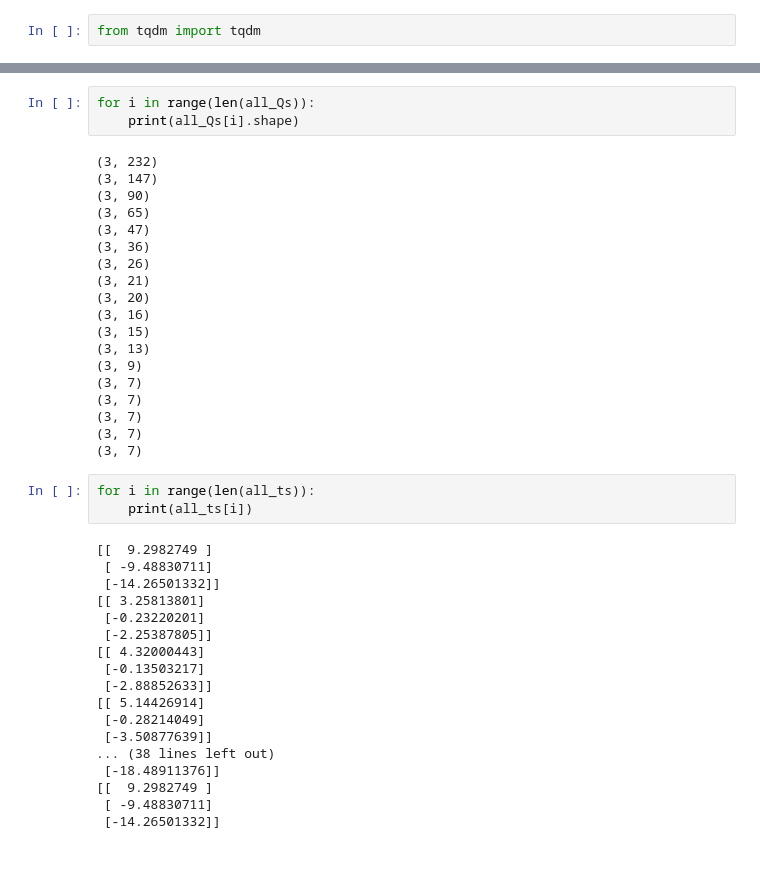
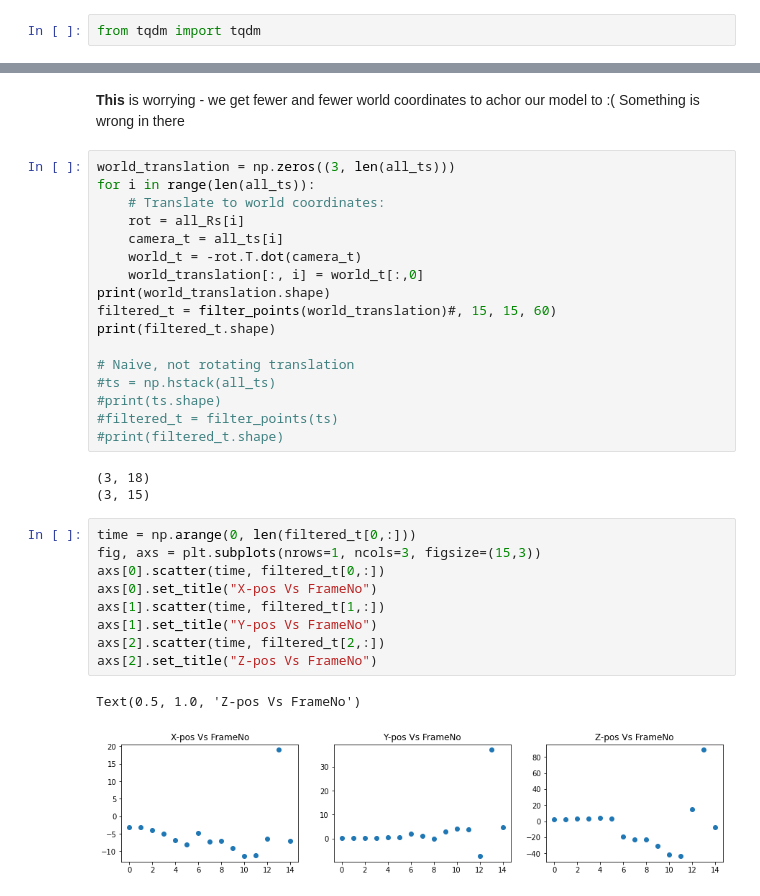
Before and after one commit to henrfj/02504-Computer-Vision, a Jupyter notebook: ex11_VO_1.ipynb, the cells around one changed output, grey strips where cells are left out. Drawn from its saved outputs; the diff is of its cells as text; blank space fills up the shorter version.

Commit message:
looks more like something

```diff
--- a/ex11_VO_1.ipynb
+++ b/ex11_VO_1.ipynb
@@ -411,47 +417,38 @@ for i in tqdm(range(3, len(images))):
     #
-# %%
-for i in range(len(all_Qs)):
-    print(all_Qs[i].shape)
-# %% [output]
-(3, 232)
-(3, 147)
-(3, 90)
-(3, 65)
-(3, 47)
-(3, 36)
-(3, 26)
-(3, 21)
-(3, 20)
-(3, 16)
-(3, 15)
-(3, 13)
-(3, 9)
-(3, 7)
-(3, 7)
-(3, 7)
-(3, 7)
-(3, 7)
-# %%
-for i in range(len(all_ts)):
-    print(all_ts[i])
-# %% [output]
-[[  9.2982749 ]
- [ -9.48830711]
- [-14.26501332]]
-[[ 3.25813801]
- [-0.23220201]
- [-2.25387805]]
-[[ 4.32000443]
- [-0.13503217]
- [-2.88852633]]
-[[ 5.14426914]
- [-0.28214049]
- [-3.50877639]]
-... (38 lines left out)
- [-18.48911376]]
-[[  9.2982749 ]
- [ -9.48830711]
- [-14.26501332]]
+# %% [markdown]
+**This** is worrying - we get fewer and fewer world coordinates to achor our model to :( Something is wrong in there
+# %%
+world_translation = np.zeros((3, len(all_ts)))
+for i in range(len(all_ts)):
+    # Translate to world coordinates:
+    rot = all_Rs[i]
+    camera_t = all_ts[i]
+    world_t = -rot.T.dot(camera_t)
+    world_translation[:, i] = world_t[:,0]
+print(world_translation.shape)
+filtered_t = filter_points(world_translation)#, 15, 15, 60)
+print(filtered_t.shape)
+
+# Naive, not rotating translation
+#ts = np.hstack(all_ts)
+#print(ts.shape)
+#filtered_t = filter_points(ts)
+#print(filtered_t.shape)
+# %% [output]
+(3, 18)
+(3, 15)
+# %%
+time = np.arange(0, len(filtered_t[0,:]))
+fig, axs = plt.subplots(nrows=1, ncols=3, figsize=(15,3))
+axs[0].scatter(time, filtered_t[0,:])
+axs[0].set_title("X-pos Vs FrameNo")
+axs[1].scatter(time, filtered_t[1,:])
+axs[1].set_title("Y-pos Vs FrameNo")
+axs[2].scatter(time, filtered_t[2,:])
+axs[2].set_title("Z-pos Vs FrameNo")
+# %% [output]
+Text(0.5, 1.0, 'Z-pos Vs FrameNo')
+[figure, added]
 # %%
 Qs = np.hstack(all_Qs)
 print(Qs.shape)
```
Also changed, not shown: parts of 3 cells of this notebook.
